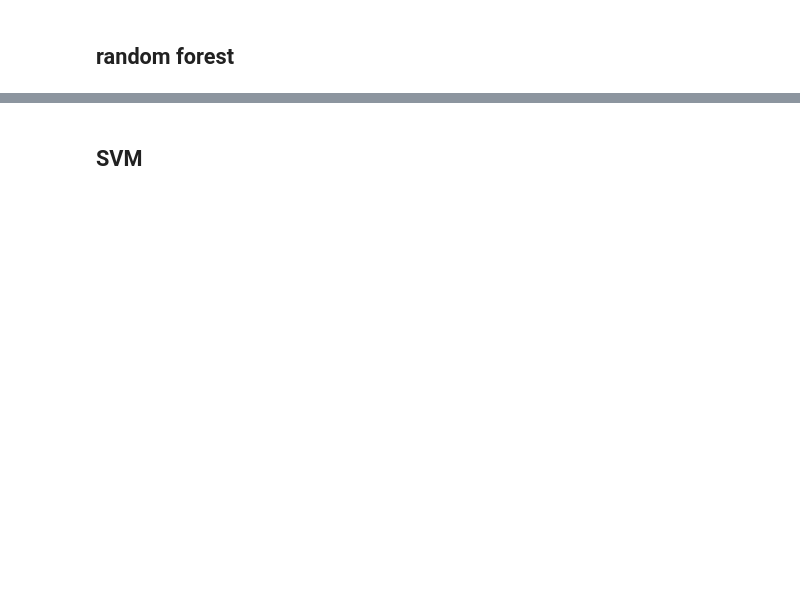
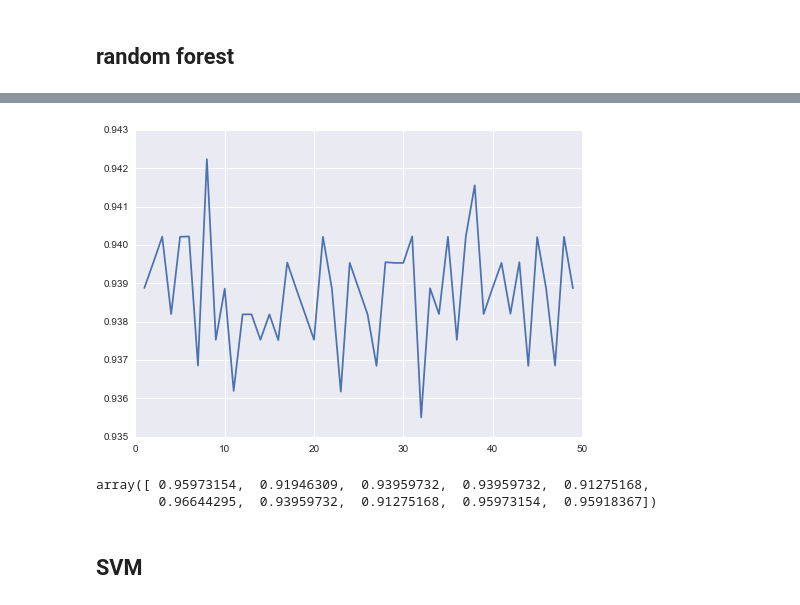
Before and after one commit to yennanliu/Kaggle.com_mini_project, a Jupyter notebook: Facebook-Recruiting-IV_-Human-or-Robot/Facebook_Human_or_Robot.ipynb, the cells around one changed output, grey strips where cells are left out. Saved outputs shown, nothing was run; the diff lists cells and outputs as text; code cells hidden in the pictures; blank space fills up the shorter version.

```diff
--- a/Facebook-Recruiting-IV_-Human-or-Robot/Facebook_Human_or_Robot.ipynb
+++ b/Facebook-Recruiting-IV_-Human-or-Robot/Facebook_Human_or_Robot.ipynb
@@ -424,3 +446,20 @@ ROC AUC: 0.90
+# %%
+C_range = range(1,50)
+C_scores = []
+for C in C_range:
+
+
+    scores = cross_val_score(clf, X_train, y_train, cv=10, scoring='accuracy')
+    C_scores.append(scores.mean())
+plot(C_range, C_scores)
+scores = cross_val_score(clf, X_train, y_train, cv=10, scoring='accuracy')
+# %% [output]
+[figure, added]
+# %%
+scores
+# %% [output]
+array([ 0.95973154,  0.91946309,  0.93959732,  0.93959732,  0.91275168,
+        0.96644295,  0.93959732,  0.91275168,  0.95973154,  0.95918367])
 # %% [markdown]
 ## SVM
 # %%
```
Also changed, not shown: parts of 9 cells of this notebook.
